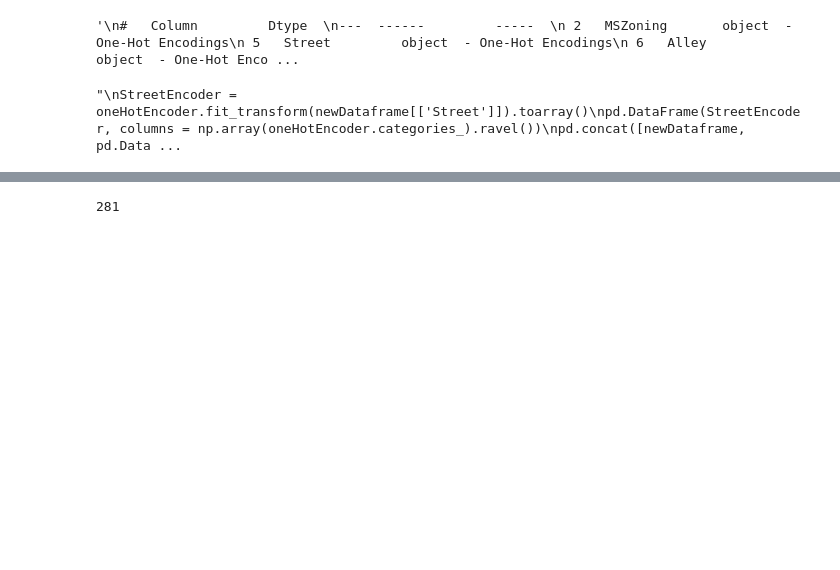
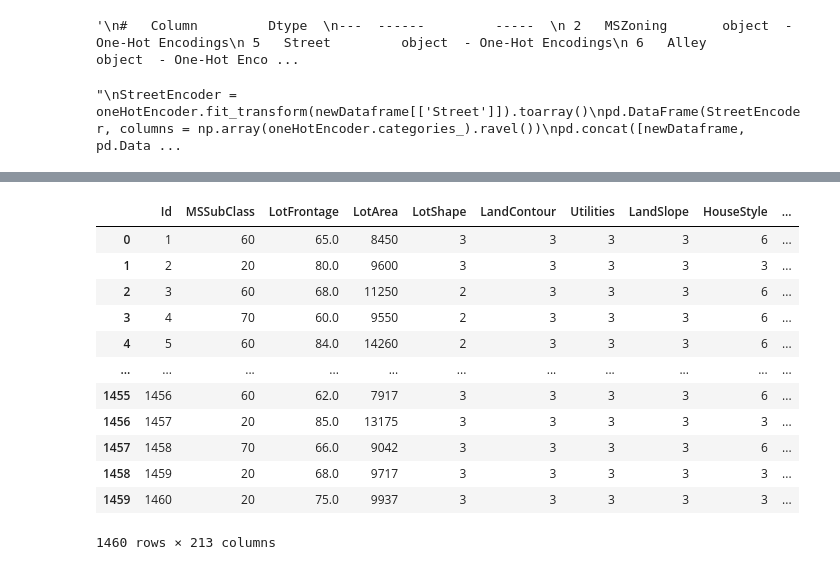
Before and after one commit to dantaslucas2/Casas, a Jupyter notebook: Preparação das Variáveis categóricas.ipynb, the cells around one changed output, grey strips where cells are left out. Cells and saved outputs as stored; diff of their text form; code cells hidden in the pictures; blank space fills up the shorter version.

```diff
--- a/Preparação das Variáveis categóricas.ipynb
+++ b/Preparação das Variáveis categóricas.ipynb
@@ -232,7 +273,7 @@ newDataframe = foundationEncoder.fit_transform(newDataframe)
 bsmtQualEncoder = ce.OrdinalEncoder(cols='BsmtQual', mapping=[{ "col":"BsmtQual", "mapping":{'NA':0, 'Po':1, 'Fa':2, 'TA':3, 'Gd':4,'Ex':5}}])
 newDataframe = bsmtQualEncoder.fit_transform(newDataframe)
 #BsmtCond
-bsmtCondEncoder = ce.OrdinalEncoder(cols='BsmtQual', mapping=[{ "col":"BsmtQual", "mapping":{'NA':0, 'Po':1, 'Fa':2, 'TA':3, 'Gd':4,'Ex':5}}])
+bsmtCondEncoder = ce.OrdinalEncoder(cols='BsmtCond', mapping=[{ "col":"BsmtCond", "mapping":{'NA':0, 'Po':1, 'Fa':2, 'TA':3, 'Gd':4,'Ex':5}}])
 newDataframe = bsmtCondEncoder.fit_transform(newDataframe)
 #BsmtExposure
 bsmtExposureEncoder = ce.OrdinalEncoder(cols='BsmtExposure', mapping=[{ "col":"BsmtExposure", "mapping":{'NA':0, 'Unf':1, 'Mn':2, 'Av':3, 'Gd':4,}}])
@@ -243,9 +284,6 @@ newDataframe = bsmtFinType1Encoder.fit_transform(newDataframe)
 #BsmtFinType2
 bsmtFinType2Encoder = ce.OrdinalEncoder(cols='BsmtFinType2', mapping=[{ "col":"BsmtFinType2", "mapping":{'NA':0, 'No':1, 'LwQ':2, 'Rec':3, 'BLQ':4, 'ALQ':5, 'GLQ':6}}])
 newDataframe = bsmtFinType2Encoder.fit_transform(newDataframe)
-#Heating ******************************** ????????? *******
-heatingEncoder = ce.OrdinalEncoder(cols='Heating', mapping=[{ "col":"Heating", "mapping":{'Floor':0, 'Wall':1, 'Grav':2, 'OthW':3, 'GasW':4,'GasA':5}}])
-newDataframe = heatingEncoder.fit_transform(newDataframe)
 #HeatingQC
 heatingQCEncoder = ce.OrdinalEncoder(cols='HeatingQC', mapping=[{ "col":"HeatingQC", "mapping":{'Po':0, 'Fa':1, 'TA':2, 'Gd':3, 'Ex':4}}])
 newDataframe = heatingQCEncoder.fit_transform(newDataframe)
@@ -291,4 +329,16 @@ memory usage: 2.0+ MB
-# %%
-newDataframe['Fence'].count()
-# %% [output]
-281
+# %%
+newDataframe
+# %% [output]
+|  | Id | MSSubClass | LotFrontage | LotArea | LotShape | LandContour | Utilities | LandSlope | HouseStyle | ... |
+| 0 | 1 | 60 | 65.0 | 8450 | 3 | 3 | 3 | 3 | 6 | ... |
+| 1 | 2 | 20 | 80.0 | 9600 | 3 | 3 | 3 | 3 | 3 | ... |
+| 2 | 3 | 60 | 68.0 | 11250 | 2 | 3 | 3 | 3 | 6 | ... |
+| 3 | 4 | 70 | 60.0 | 9550 | 2 | 3 | 3 | 3 | 6 | ... |
+| 4 | 5 | 60 | 84.0 | 14260 | 2 | 3 | 3 | 3 | 6 | ... |
+| ... | ... | ... | ... | ... | ... | ... | ... | ... | ... | ... |
+| 1455 | 1456 | 60 | 62.0 | 7917 | 3 | 3 | 3 | 3 | 6 | ... |
+| 1456 | 1457 | 20 | 85.0 | 13175 | 3 | 3 | 3 | 3 | 3 | ... |
+| 1457 | 1458 | 70 | 66.0 | 9042 | 3 | 3 | 3 | 3 | 6 | ... |
+| 1458 | 1459 | 20 | 68.0 | 9717 | 3 | 3 | 3 | 3 | 3 | ... |
+| 1459 | 1460 | 20 | 75.0 | 9937 | 3 | 3 | 3 | 3 | 3 | ... |
+1460 rows × 213 columns
```
Also changed, not shown: parts of 8 cells of this notebook, 1 other file.
